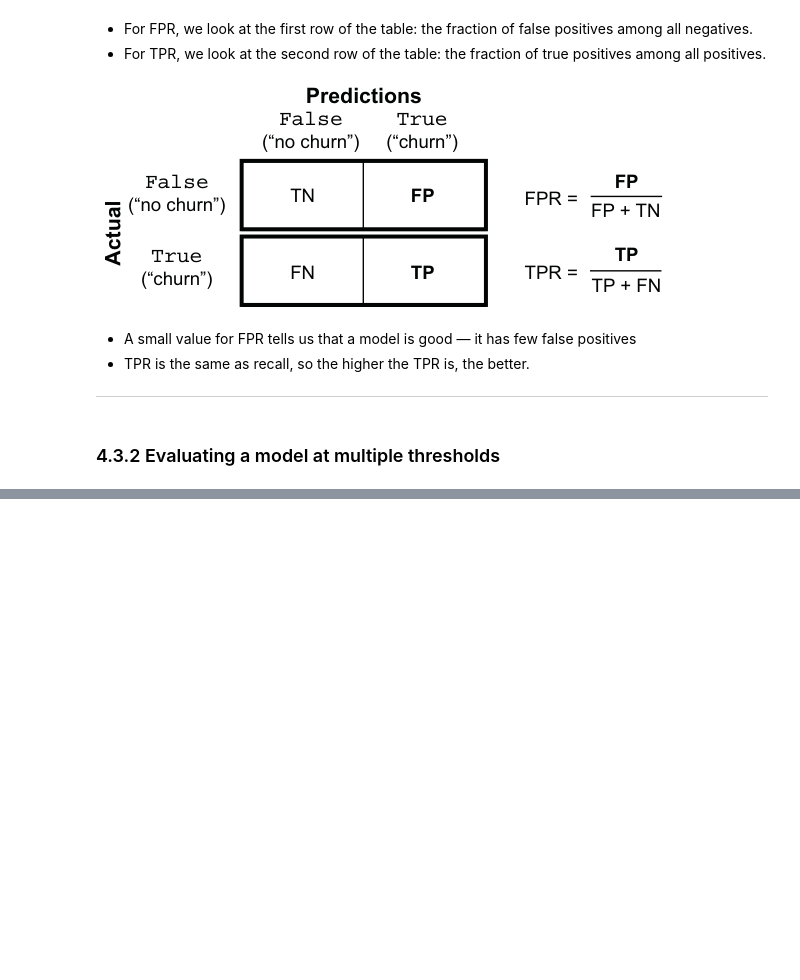
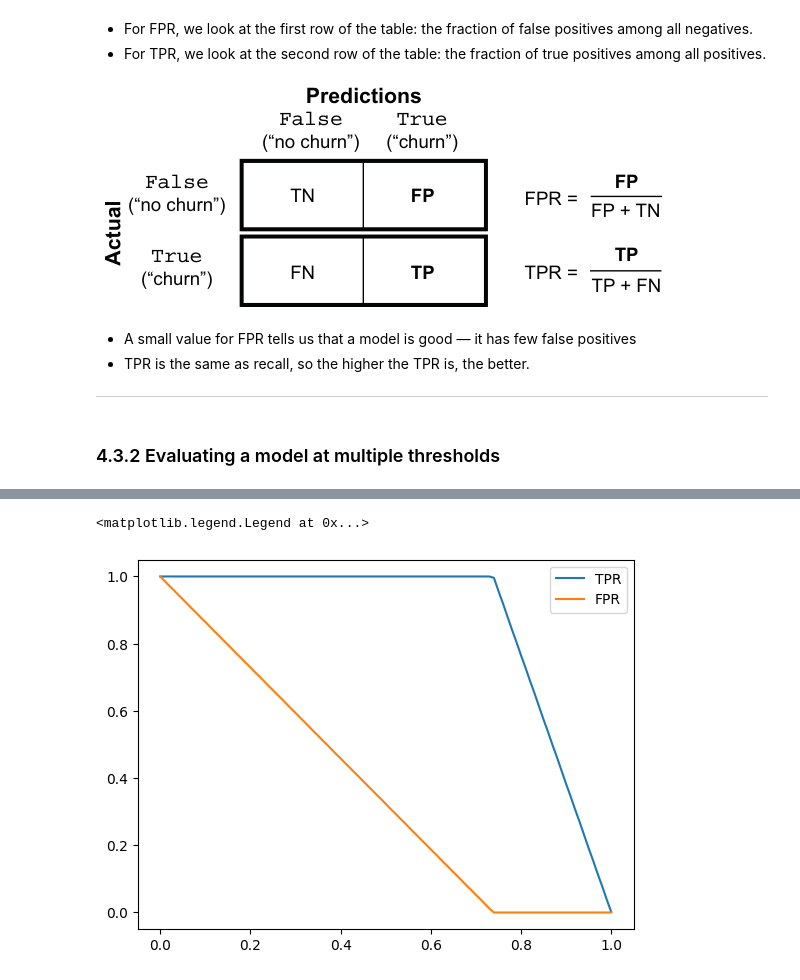
Before and after one commit to Raimundoivy/ClientChurnPrediction, a Jupyter notebook: churn_prediction.ipynb, the cells around one changed output, grey strips where cells are left out. Cells and saved outputs as stored; diff of their text form; code cells hidden in the pictures; blank space fills up the shorter version.

```diff
--- a/churn_prediction.ipynb
+++ b/churn_prediction.ipynb
@@ -956,0 +1083,9 @@ for t in thresholds:
+# %%
+# Calculates the number of negative and positive examples in the dataset
+num_neg = (y_val == 0).sum()
+num_pos = (y_val == 1).sum()
+
+y_ideal = np.repeat([0, 1], [num_neg, num_pos]) # Generates an array that first repeats 0s num_neg number of times, followed by 1s repeated num_pos number of times
+y_pred_ideal = np.linspace(0, 1, num_neg + num_pos) # Generates the predictions of the "model": numbers that grow from 0 in the first cell to 1 in the last
+
+df_ideal = tpr_fpr_dataframe(y_ideal, y_pred_ideal) # Computes the TPR and FPR curves for the classifier
@@ -956,0 +1102,7 @@ for t in thresholds:
+# %%
+plt.plot(df_ideal.threshold, df_ideal.tpr, label='TPR')
+plt.plot(df_ideal.threshold, df_ideal.fpr, label='FPR')
+plt.legend()
+# %% [output]
+<matplotlib.legend.Legend at 0x...>
+[figure, added]
```
Also changed, not shown: parts of 58 cells of this notebook, 6 other files.
